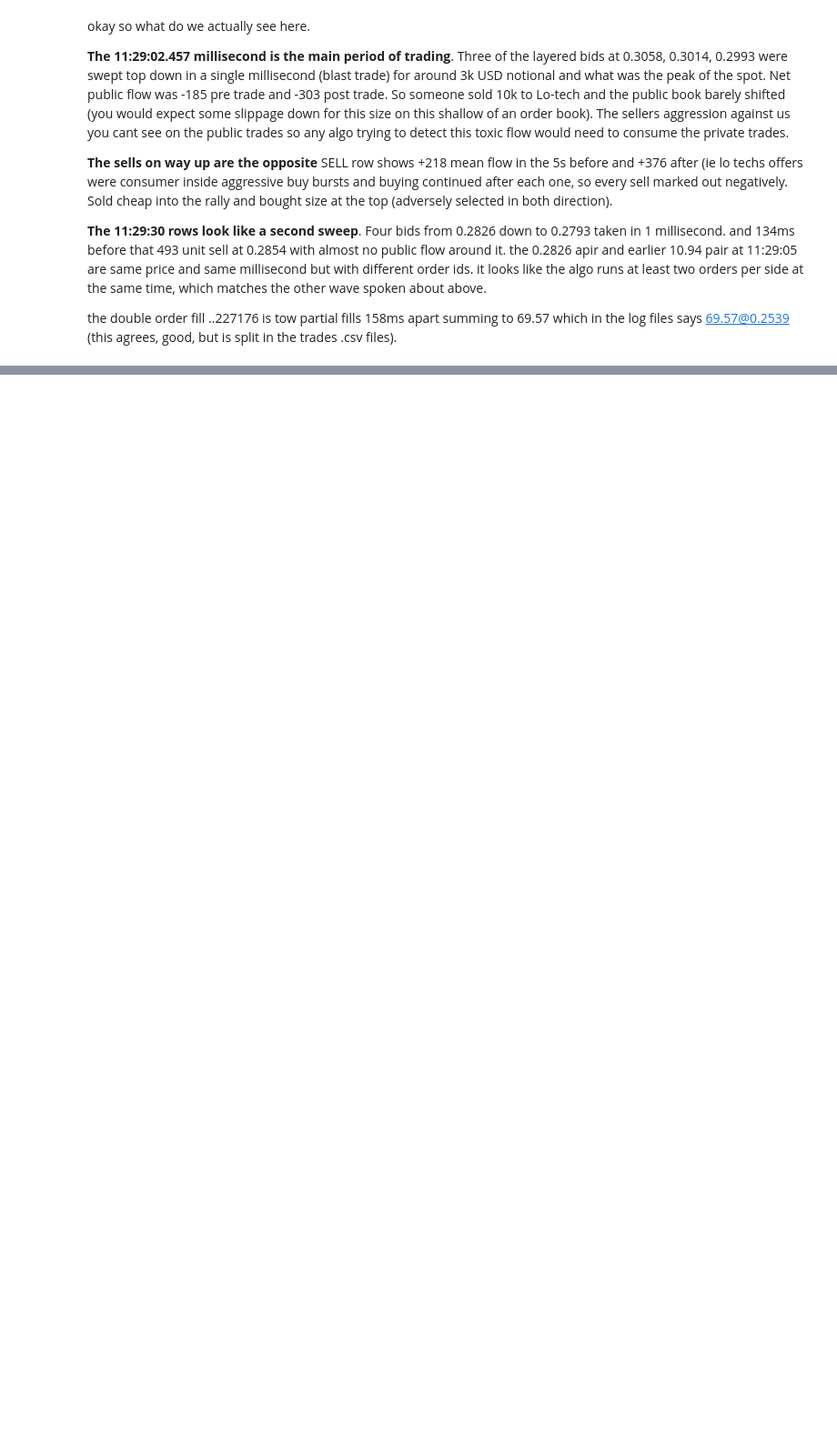
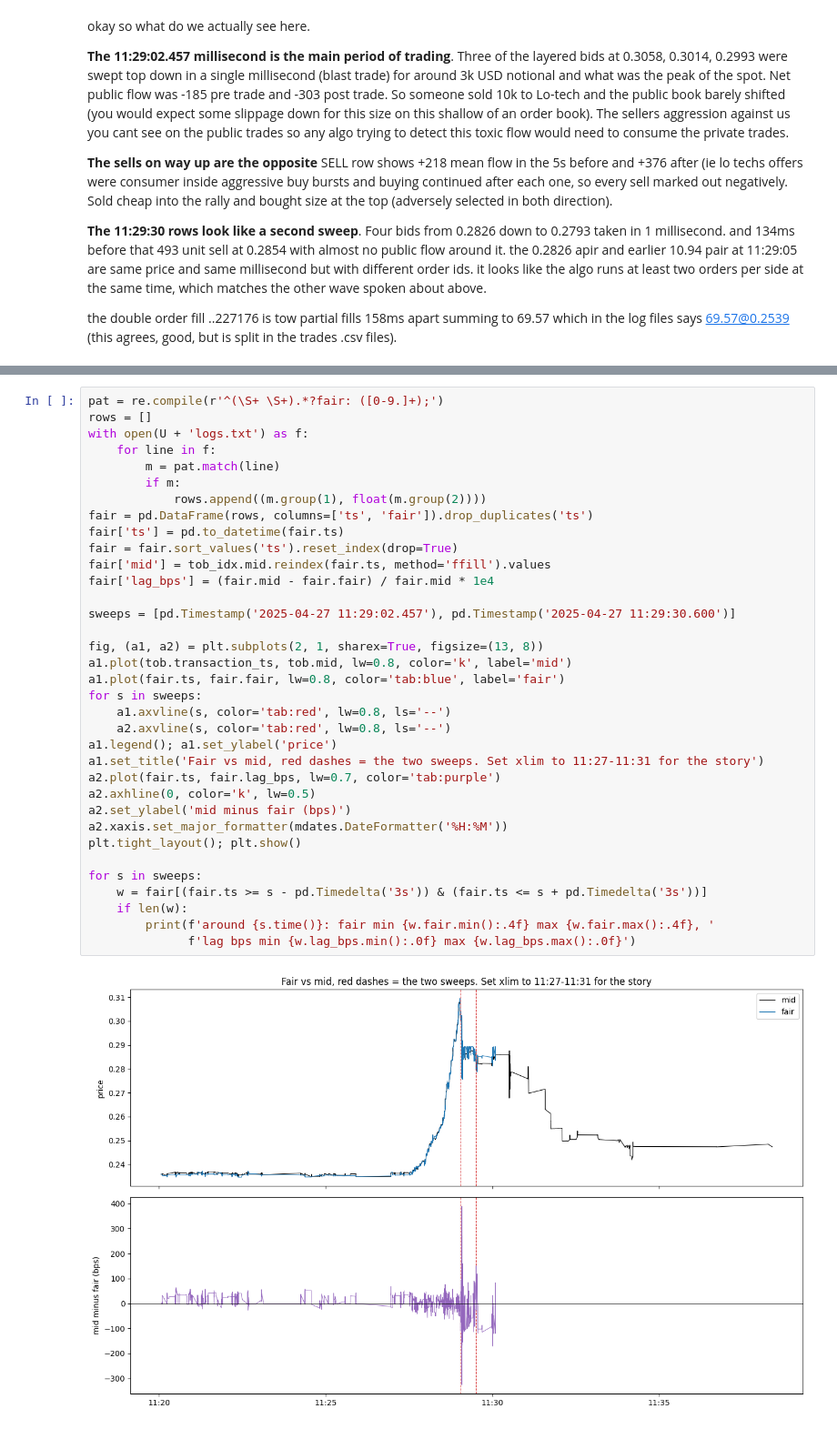
Before and after one commit to FreddieLewin23/FreddieLewin23, a Jupyter notebook: Lotech_data_exercise.ipynb, the cells around one changed output, grey strips where cells are left out. Shown at 91% size. Drawn from its saved outputs; the diff is of its cells as text; blank space fills up the shorter version.

```diff
--- a/Lotech_data_exercise.ipynb
+++ b/Lotech_data_exercise.ipynb
@@ -175,0 +260,37 @@ the double order fill ..227176 is tow partial fills 158ms apart summing to 69.57
+# %%
+pat = re.compile(r'^(\S+ \S+).*?fair: ([0-9.]+);')
+rows = []
+with open(U + 'logs.txt') as f:
+    for line in f:
+        m = pat.match(line)
+        if m:
+            rows.append((m.group(1), float(m.group(2))))
+fair = pd.DataFrame(rows, columns=['ts', 'fair']).drop_duplicates('ts')
+fair['ts'] = pd.to_datetime(fair.ts)
+fair = fair.sort_values('ts').reset_index(drop=True)
+fair['mid'] = tob_idx.mid.reindex(fair.ts, method='ffill').values
+fair['lag_bps'] = (fair.mid - fair.fair) / fair.mid * 1e4
+
+sweeps = [pd.Timestamp('2025-04-27 11:29:02.457'), pd.Timestamp('2025-04-27 11:29:30.600')]
+
+fig, (a1, a2) = plt.subplots(2, 1, sharex=True, figsize=(13, 8))
+a1.plot(tob.transaction_ts, tob.mid, lw=0.8, color='k', label='mid')
+a1.plot(fair.ts, fair.fair, lw=0.8, color='tab:blue', label='fair')
+for s in sweeps:
+    a1.axvline(s, color='tab:red', lw=0.8, ls='--')
+    a2.axvline(s, color='tab:red', lw=0.8, ls='--')
+a1.legend(); a1.set_ylabel('price')
+a1.set_title('Fair vs mid, red dashes = the two sweeps. Set xlim to 11:27-11:31 for the story')
+a2.plot(fair.ts, fair.lag_bps, lw=0.7, color='tab:purple')
+a2.axhline(0, color='k', lw=0.5)
+a2.set_ylabel('mid minus fair (bps)')
+a2.xaxis.set_major_formatter(mdates.DateFormatter('%H:%M'))
+plt.tight_layout(); plt.show()
+
+for s in sweeps:
+    w = fair[(fair.ts >= s - pd.Timedelta('3s')) & (fair.ts <= s + pd.Timedelta('3s'))]
+    if len(w):
+        print(f'around {s.time()}: fair min {w.fair.min():.4f} max {w.fair.max():.4f}, '
+              f'lag bps min {w.lag_bps.min():.0f} max {w.lag_bps.max():.0f}')
+# %% [output]
+[figure, added]
```
Also changed, not shown: parts of 9 cells of this notebook.
